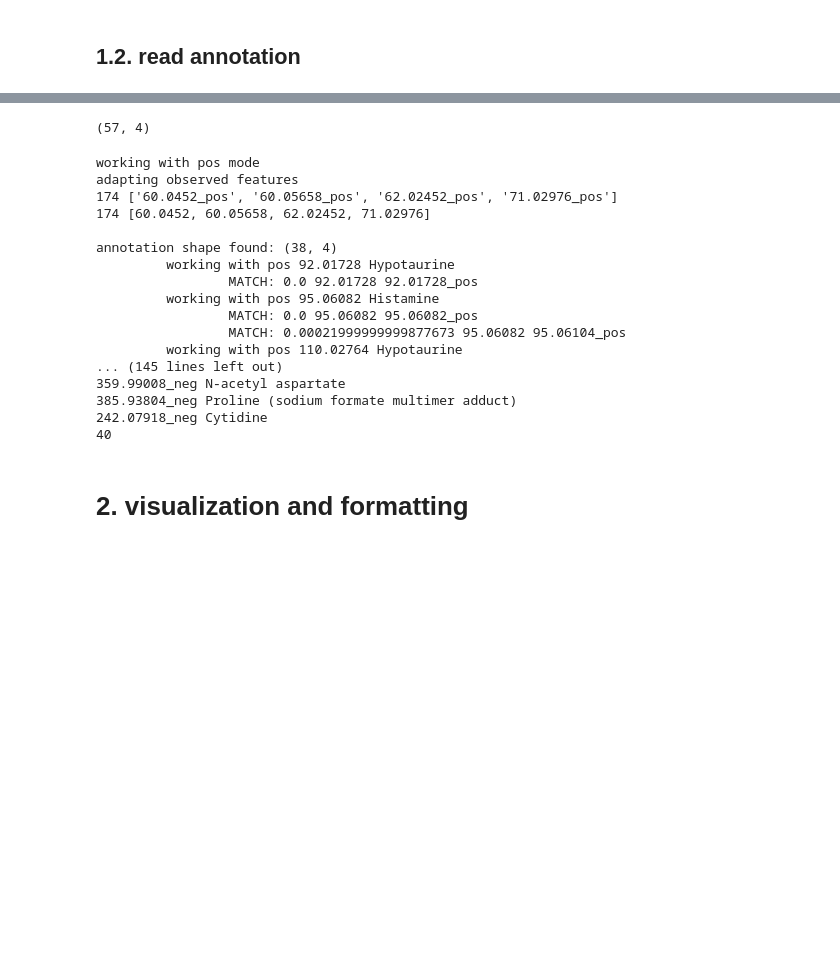
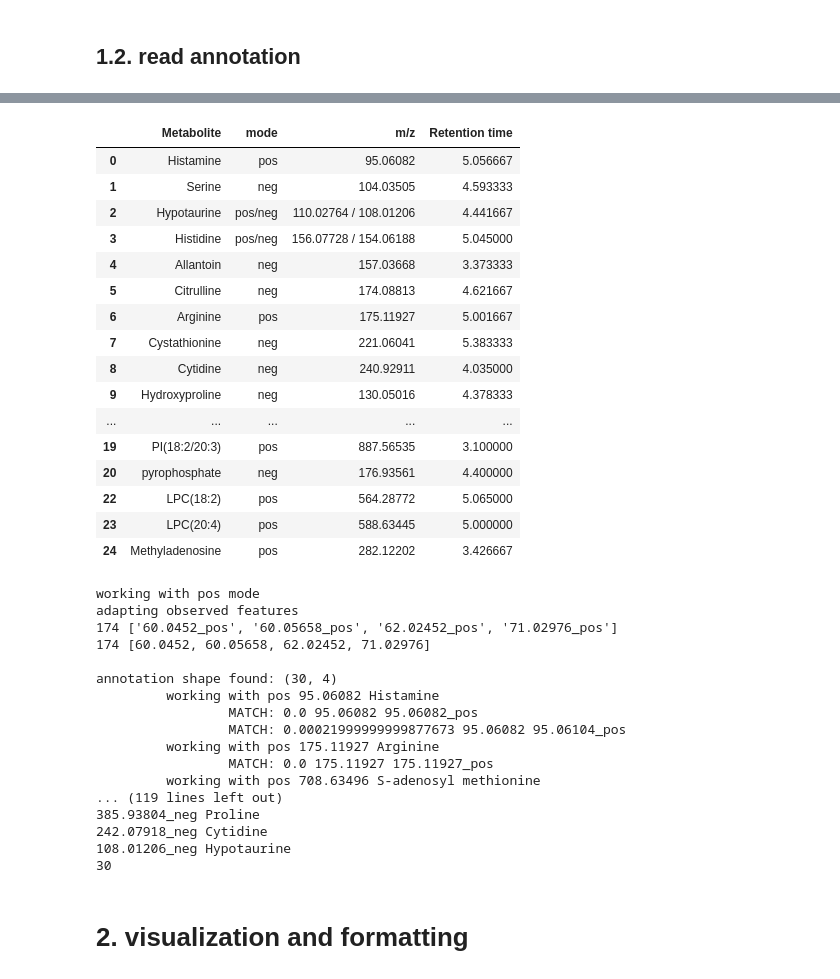
Before and after one commit to adelomana/healing, a Jupyter notebook: clustering_biomarkers_full.ipynb, the cells around one changed output, grey strips where cells are left out. Cells and saved outputs as stored; diff of their text form; code cells hidden in the pictures; blank space fills up the shorter version.

```diff
--- a/clustering_biomarkers_full.ipynb
+++ b/clustering_biomarkers_full.ipynb
@@ -124,12 +145,32 @@ shared_annotation.head()
 # %%
-# drop duplicates
+# drop duplicates and replace typos
 shared_annotation.drop_duplicates(inplace=True)
 shared_annotation.shape
+
+shared_annotation.replace({'pos /neg':'pos/neg'}, inplace=True)
+
+shared_annotation
 # %% [output]
-(57, 4)
+|  | Metabolite | mode | m/z | Retention time |
+| 0 | Histamine | pos | 95.06082 | 5.056667 |
+| 1 | Serine | neg | 104.03505 | 4.593333 |
+| 2 | Hypotaurine | pos/neg | 110.02764 / 108.01206 | 4.441667 |
+| 3 | Histidine | pos/neg | 156.07728 / 154.06188 | 5.045000 |
+| 4 | Allantoin | neg | 157.03668 | 3.373333 |
+| 5 | Citrulline | neg | 174.08813 | 4.621667 |
+| 6 | Arginine | pos | 175.11927 | 5.001667 |
+| 7 | Cystathionine | neg | 221.06041 | 5.383333 |
+| 8 | Cytidine | neg | 240.92911 | 4.035000 |
+| 9 | Hydroxyproline | neg | 130.05016 | 4.378333 |
+| ... | ... | ... | ... | ... |
+| 19 | PI(18:2/20:3) | pos | 887.56535 | 3.100000 |
+| 20 | pyrophosphate | neg | 176.93561 | 4.400000 |
+| 22 | LPC(18:2) | pos | 564.28772 | 5.065000 |
+| 23 | LPC(20:4) | pos | 588.63445 | 5.000000 |
+| 24 | Methyladenosine | pos | 282.12202 | 3.426667 |
 # %%
 matching_threshold = 1e-2
-modes = ['pos', 'neg']
+modes = ['pos', 'neg', 'pos/neg']
 formatted_annotation = {}
 
 for mode in modes:
@@ -148,8 +189,8 @@ for mode in modes:
     # iterate annotation to find matches in measured features. should have a match to every single annotation
     annotated = shared_annotation[shared_annotation['mode'] == mode]
     print('annotation shape found:', annotated.shape)
-    for element in annotated['mz']:
-        name = annotated[annotated['mz'] == element]['Annotation'].values[0]
+    for element in annotated['m/z']:
+        name = annotated[annotated['m/z'] == element]['Metabolite'].values[0]
 
         print('\t working with {} {} {}'.format(mode, element, name))
         for i in range(len(observed_features_float)):
@@ -170,18 +211,18 @@ adapting observed features
 174 ['60.0452_pos', '60.05658_pos', '62.02452_pos', '71.02976_pos']
 174 [60.0452, 60.05658, 62.02452, 71.02976]
 
-annotation shape found: (38, 4)
-         working with pos 92.01728 Hypotaurine
-                 MATCH: 0.0 92.01728 92.01728_pos
+annotation shape found: (30, 4)
          working with pos 95.06082 Histamine
                  MATCH: 0.0 95.06082 95.06082_pos
                  MATCH: 0.00021999999999877673 95.06082 95.06104_pos
-         working with pos 110.02764 Hypotaurine
-... (145 lines left out)
-359.99008_neg N-acetyl aspartate
-385.93804_neg Proline (sodium formate multimer adduct)
+         working with pos 175.11927 Arginine
+                 MATCH: 0.0 175.11927 175.11927_pos
+         working with pos 708.63496 S-adenosyl methionine
+... (119 lines left out)
+385.93804_neg Proline
 242.07918_neg Cytidine
-40
+108.01206_neg Hypotaurine
+30
 # %% [markdown]
 # 2. visualization and formatting
 # %%
```
Also changed, not shown: parts of 10 cells of this notebook, 2 other files.
